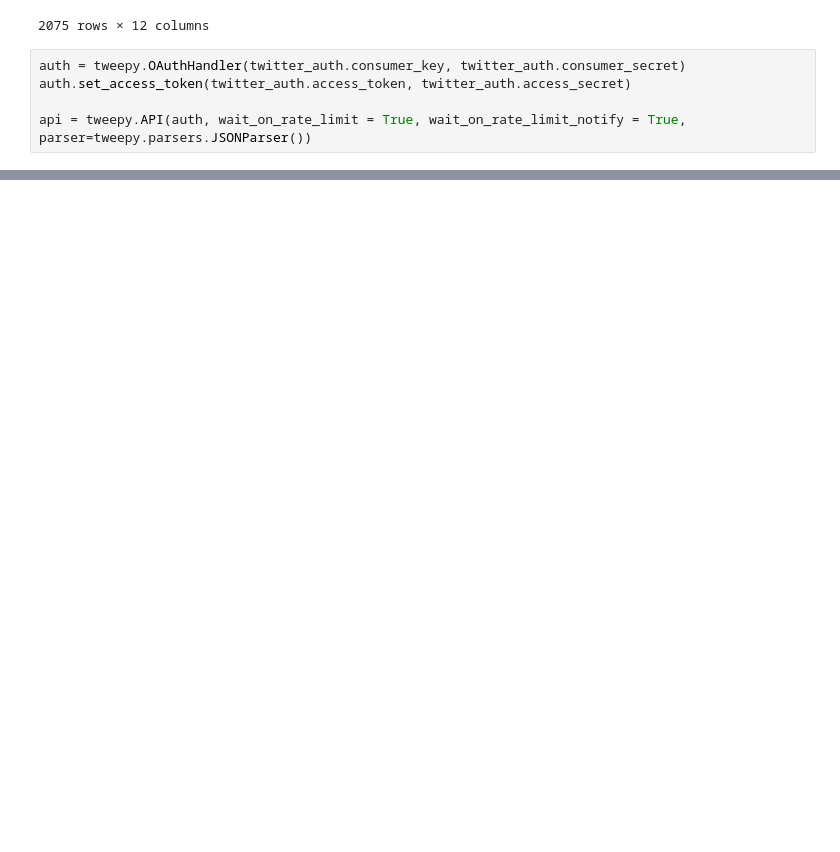
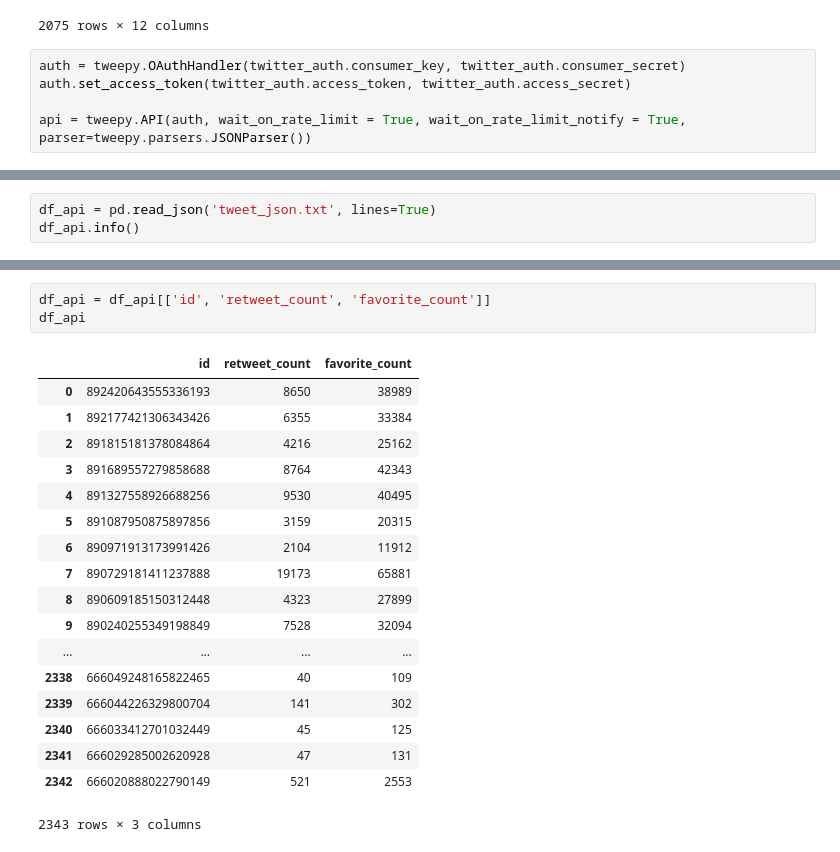
Before and after one commit to leokury/wrangle-and-analyze-data, a Jupyter notebook: wrangle_act.ipynb, the cells around one changed output, grey strips where cells are left out. Drawn from its saved outputs; the diff is of its cells as text; blank space fills up the shorter version.

```diff
--- a/wrangle_act.ipynb
+++ b/wrangle_act.ipynb
@@ -70,0 +104,3 @@ tweet not found:888202515573088257
+# %%
+df_api = pd.read_json('tweet_json.txt', lines=True)
+df_api.info()
@@ -70,0 +125,22 @@ tweet not found:888202515573088257
+# %%
+df_api = df_api[['id', 'retweet_count', 'favorite_count']]
+df_api
+# %% [output]
+|  | id | retweet_count | favorite_count |
+| 0 | 892420643555336193 | 8650 | 38989 |
+| 1 | 892177421306343426 | 6355 | 33384 |
+| 2 | 891815181378084864 | 4216 | 25162 |
+| 3 | 891689557279858688 | 8764 | 42343 |
+| 4 | 891327558926688256 | 9530 | 40495 |
+| 5 | 891087950875897856 | 3159 | 20315 |
+| 6 | 890971913173991426 | 2104 | 11912 |
+| 7 | 890729181411237888 | 19173 | 65881 |
+| 8 | 890609185150312448 | 4323 | 27899 |
+| 9 | 890240255349198849 | 7528 | 32094 |
+| ... | ... | ... | ... |
+| 2338 | 666049248165822465 | 40 | 109 |
+| 2339 | 666044226329800704 | 141 | 302 |
+| 2340 | 666033412701032449 | 45 | 125 |
+| 2341 | 666029285002620928 | 47 | 131 |
+| 2342 | 666020888022790149 | 521 | 2553 |
+2343 rows × 3 columns
```
Also changed, not shown: parts of 5 cells of this notebook.
